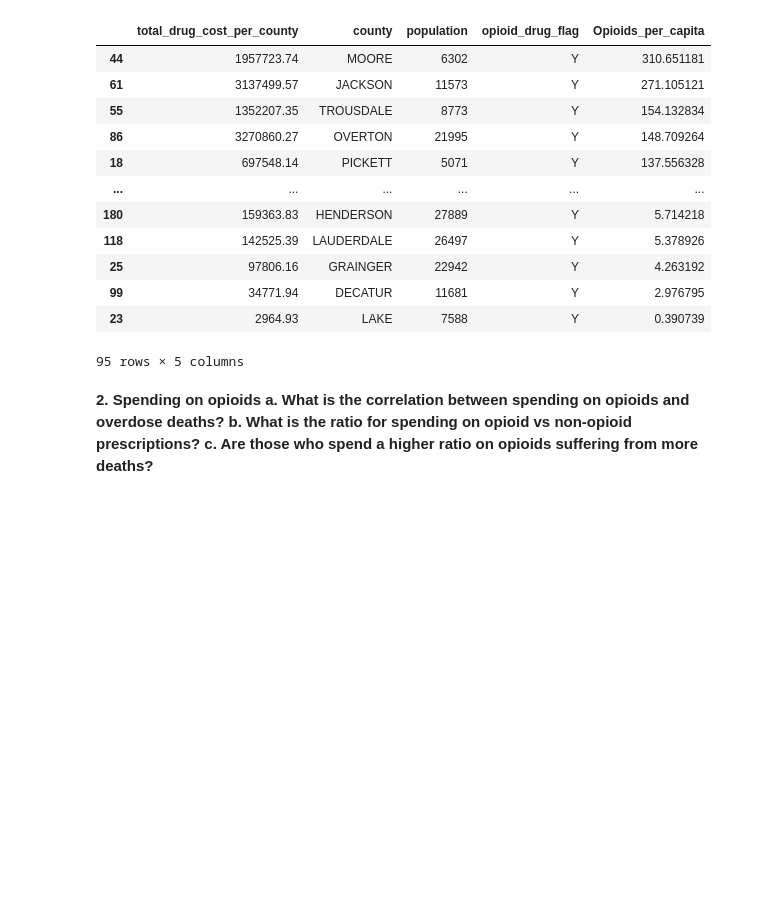
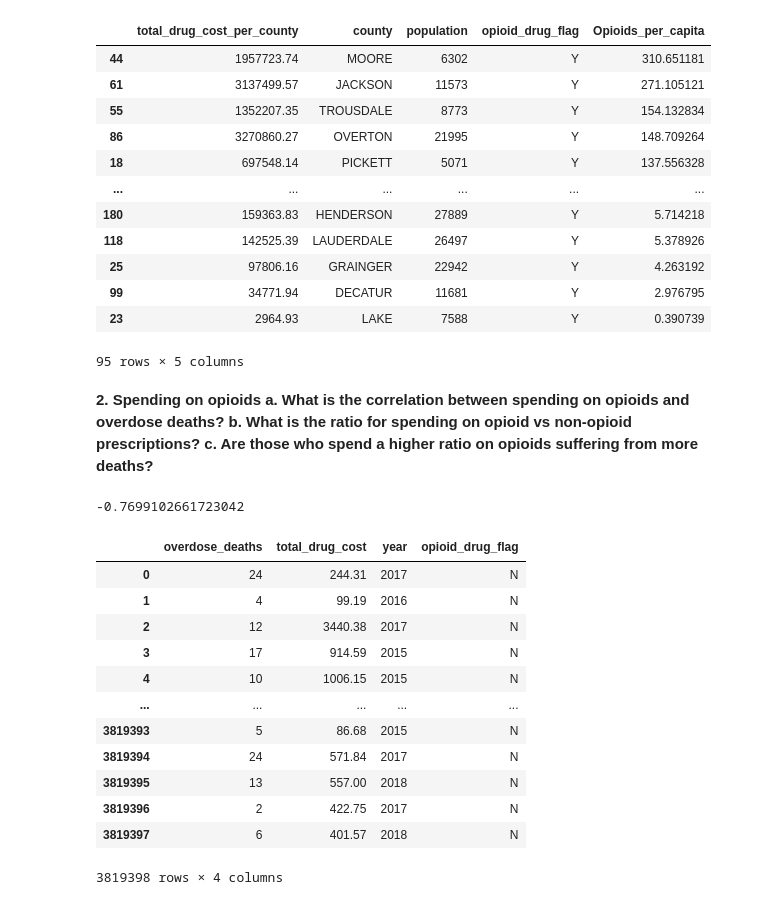
Before and after one commit to NSS-Full-Time-Data-Analytics-14/prescription-drugs-python-snickers, a Jupyter notebook: Notebook/Prescriptions_Project.ipynb, the cells around one changed output. Cells and saved outputs as stored; diff of their text form; code cells hidden in the pictures; blank space fills up the shorter version.

```diff
--- a/Notebook/Prescriptions_Project.ipynb
+++ b/Notebook/Prescriptions_Project.ipynb
@@ -327,0 +333,20 @@ question2[['total_drug_cost','overdose_deaths',]]
+# %%
+opioids['overdose_deaths'].corr(opioids['total_drug_cost'])
+# %% [output]
+-0.7699102661723042
+# %%
+question2
+# %% [output]
+|  | overdose_deaths | total_drug_cost | year | opioid_drug_flag |
+| 0 | 24 | 244.31 | 2017 | N |
+| 1 | 4 | 99.19 | 2016 | N |
+| 2 | 12 | 3440.38 | 2017 | N |
+| 3 | 17 | 914.59 | 2015 | N |
+| 4 | 10 | 1006.15 | 2015 | N |
+| ... | ... | ... | ... | ... |
+| 3819393 | 5 | 86.68 | 2015 | N |
+| 3819394 | 24 | 571.84 | 2017 | N |
+| 3819395 | 13 | 557.00 | 2018 | N |
+| 3819396 | 2 | 422.75 | 2017 | N |
+| 3819397 | 6 | 401.57 | 2018 | N |
+3819398 rows × 4 columns
```
Also changed, not shown: parts of 29 cells of this notebook.
